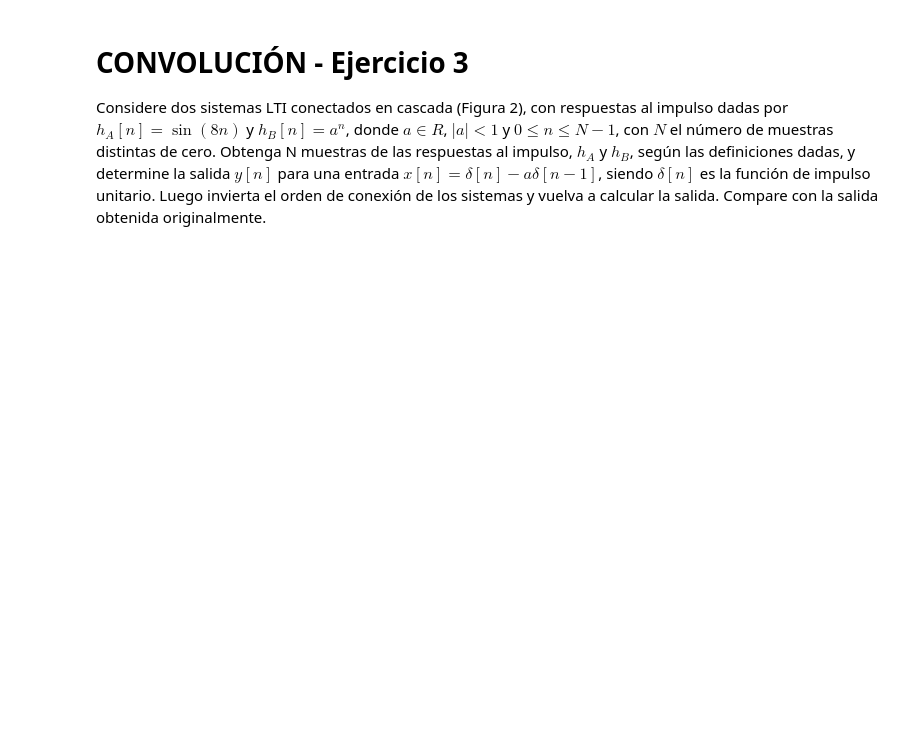
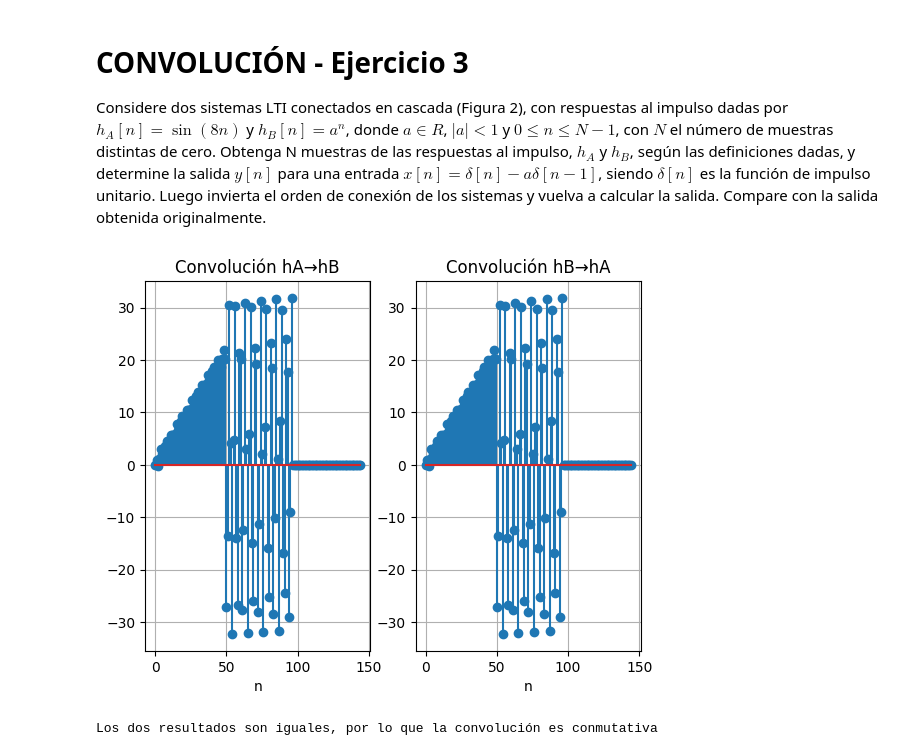
Before and after one commit to lucasgarcia2297/PDS, a Jupyter notebook: Guia2/Guia2.2-Convolución.ipynb, the cells around one changed output. Cells and saved outputs as stored; diff of their text form; code cells hidden in the pictures; blank space fills up the shorter version.

Commit message:
Termino aproximadamente guia de convolucion y agrego archivo de convolucion animada.

```diff
--- a/Guia2/Guia2.2-Convolución.ipynb
+++ b/Guia2/Guia2.2-Convolución.ipynb
@@ -35,3 +112,58 @@ plt.show()
 # %% [markdown]
 # CONVOLUCIÓN - Ejercicio 3
 Considere dos sistemas LTI conectados en cascada (Figura 2), con respuestas al impulso dadas por $h_A[n] = \sin(8n)$ y $h_B[n] = a^n$, donde $a ∈ R$, $|a| < 1$ y $0 ≤ n ≤ N − 1$, con $N$ el número de muestras distintas de cero. Obtenga N muestras de las respuestas al impulso, $h_A$ y $h_B$, según las definiciones dadas, y determine la salida $y[n]$ para una entrada $x[n] = δ[n] −aδ[n− 1]$, siendo $δ[n]$ es la función de impulso unitario. Luego invierta el orden de conexión de los sistemas y vuelva a calcular la salida. Compare con la salida obtenida originalmente.
+# %%
+#El objetivo de este ejercicio es ver si la convolucion es conmutativa.
+import numpy as np
+import matplotlib.pyplot as plt
+
+def ha(x):
+    y = np.sin(8*x)
+    return y
+
+def hb(x,a):
+    for i in range(len(x)):
+        if x[i] < 0:
+            x[i] = 1/x[i]
+        x[i] = np.power(a,x[i])
+    return x
+
+a = 0.7
+N = 50
+x = np.arange(0,N-1,1)
+x[0] = 1
+x[1] = -a   #Esto sale de calcular la entrada con la funcion impulso unitario del enunciado
+n = np.arange(0,len(x),1)
+
+ha = ha(n)
+hb = hb(n,a)
+
+#x[n] y ha[n] -> wa
+wa = np.convolve(x,ha)
+#Ahora wa es entrada con hb
+resB = np.convolve(wa,hb)
+
+#Ahora primero B y despues A
+wb = np.convolve(x,hb)
+resA = np.convolve(wb,ha)
+
+fig, axs = plt.subplots(1, 2)
+axs[0].stem(np.arange(len(resA)), resA)
+axs[0].grid()
+axs[0].title.set_text('Convolución hA→hB')
+axs[0].set_xlabel('n')
+
+axs[1].stem(np.arange(len(resB)), resB)
+axs[1].grid()
+axs[1].title.set_text('Convolución hB→hA')
+axs[1].set_xlabel('n')
+
+plt.show()
+
+if np.allclose(resA, resB):
+    print("Los dos resultados son iguales, por lo que la convolución es conmutativa")
+else:
+    print("Los resultados son distintos, la convolución no parece ser conmutativa")
+# %% [output]
+[figure, added]
+Los dos resultados son iguales, por lo que la convolución es conmutativa
```
Also changed, not shown: parts of 4 cells of this notebook, 2 other files.
